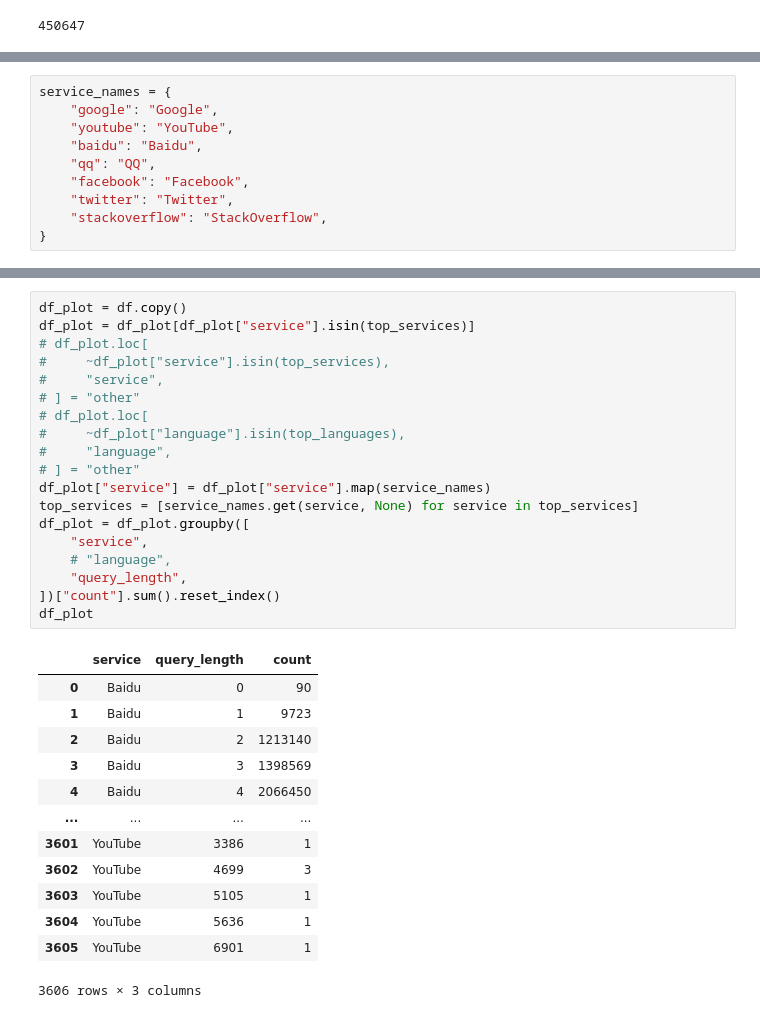
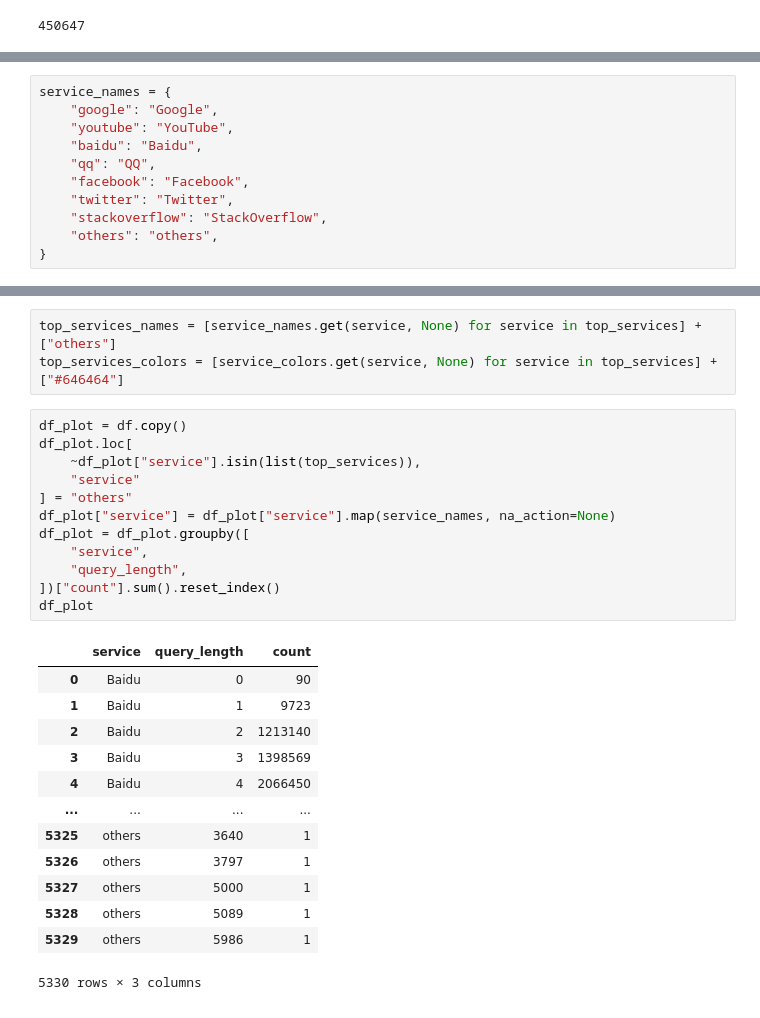
Before and after one commit to webis-de/archive-query-log, a Jupyter notebook: notebooks/evaluation_query_length.ipynb, the cells around one changed output, grey strips where cells are left out. Saved outputs shown, nothing was run; the diff lists cells and outputs as text.

```diff
--- a/notebooks/evaluation_query_length.ipynb
+++ b/notebooks/evaluation_query_length.ipynb
@@ -161,4 +152,5 @@ service_names = {
     "facebook": "Facebook",
     "twitter": "Twitter",
     "stackoverflow": "StackOverflow",
+    "others": "others",
 }
@@ -165,36 +167,32 @@ service_names = {
+# %%
+top_services_names = [service_names.get(service, None) for service in top_services] + ["others"]
+top_services_colors = [service_colors.get(service, None) for service in top_services] + ["#646464"]
 # %%
 df_plot = df.copy()
-df_plot = df_plot[df_plot["service"].isin(top_services)]
-# df_plot.loc[
-#     ~df_plot["service"].isin(top_services),
-#     "service",
-# ] = "other"
-# df_plot.loc[
-#     ~df_plot["language"].isin(top_languages),
-#     "language",
-# ] = "other"
-df_plot["service"] = df_plot["service"].map(service_names)
-top_services = [service_names.get(service, None) for service in top_services]
+df_plot.loc[
+    ~df_plot["service"].isin(list(top_services)),
+    "service"
+] = "others"
+df_plot["service"] = df_plot["service"].map(service_names, na_action=None)
 df_plot = df_plot.groupby([
     "service",
-    # "language",
     "query_length",
 ])["count"].sum().reset_index()
 df_plot
 # %% [output]
 |  | service | query_length | count |
 | 0 | Baidu | 0 | 90 |
 | 1 | Baidu | 1 | 9723 |
 | 2 | Baidu | 2 | 1213140 |
 | 3 | Baidu | 3 | 1398569 |
 | 4 | Baidu | 4 | 2066450 |
 | ... | ... | ... | ... |
-| 3601 | YouTube | 3386 | 1 |
-| 3602 | YouTube | 4699 | 3 |
-| 3603 | YouTube | 5105 | 1 |
-| 3604 | YouTube | 5636 | 1 |
-| 3605 | YouTube | 6901 | 1 |
+| 5325 | others | 3640 | 1 |
+| 5326 | others | 3797 | 1 |
+| 5327 | others | 5000 | 1 |
+| 5328 | others | 5089 | 1 |
+| 5329 | others | 5986 | 1 |
-3606 rows × 3 columns
+5330 rows × 3 columns
 # %%
 from seaborn import histplot, FacetGrid, color_palette, kdeplot, displot, set_theme, set_style, move_legend
 from matplotlib.pyplot import tight_layout, axhline
```
Also changed, not shown: parts of 11 cells of this notebook, 2 other files.
